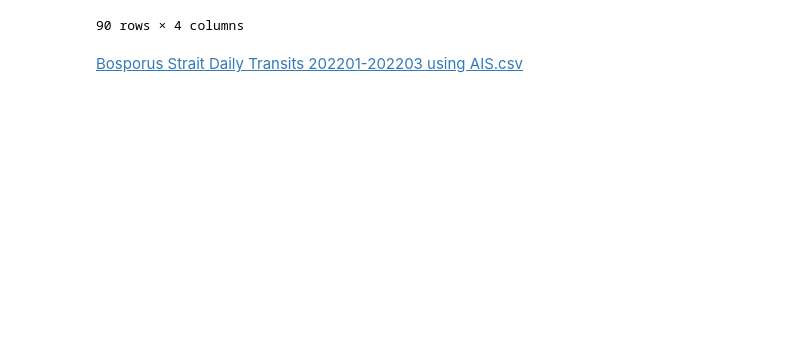
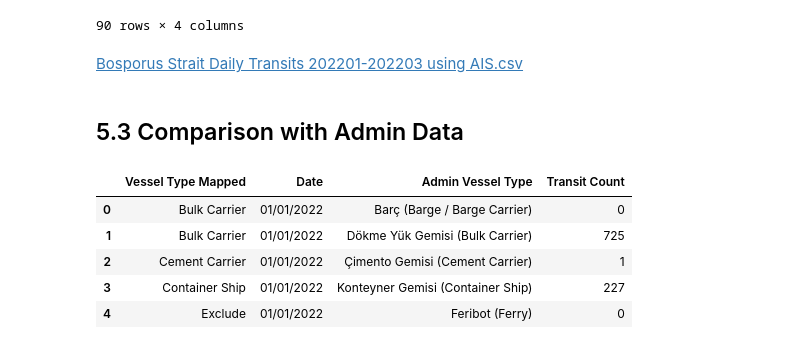
Before and after one commit to ADB-Data-Division/ais_passageways, a Jupyter notebook: notebooks/Bosporus Strait.ipynb, the cells around one changed output. Saved outputs shown, nothing was run; the diff lists cells and outputs as text; code cells hidden in the pictures; blank space fills up the shorter version.

```diff
--- a/notebooks/Bosporus Strait.ipynb
+++ b/notebooks/Bosporus Strait.ipynb
@@ -311,3 +327,17 @@ transits_stats
 af.create_download_link(transits_stats, "Bosporus Strait Daily Transits 202201-202203 using AIS.csv","Bosporus Strait Daily Transits 202201-202203 using AIS.csv")
 # %% [output]
 Bosporus Strait Daily Transits 202201-202203 using AIS.csv
+# %% [markdown]
+## 5.3 Comparison with Admin Data
+# %%
+#Read the transit statistics from Suez Canal Authority
+request = requests.get(f"https://api.github.com/repos/cherrylchico/ais_passageways/contents/data/Bosporus Strait Transits Admin 202201-202203.csv")
+admin = pd.read_csv(StringIO(base64.b64decode(request.json()['content']).decode('utf-8')))
+admin.head()
+# %% [output]
+|  | Vessel Type Mapped | Date | Admin Vessel Type | Transit Count |
+| 0 | Bulk Carrier | 01/01/2022 | Barç (Barge / Barge Carrier) | 0 |
+| 1 | Bulk Carrier | 01/01/2022 | Dökme Yük Gemisi (Bulk Carrier) | 725 |
+| 2 | Cement Carrier | 01/01/2022 | Çimento Gemisi (Cement Carrier) | 1 |
+| 3 | Container Ship | 01/01/2022 | Konteyner Gemisi (Container Ship) | 227 |
+| 4 | Exclude | 01/01/2022 | Feribot (Ferry) | 0 |
```
Also changed, not shown: parts of 7 cells of this notebook, 1 other file.
